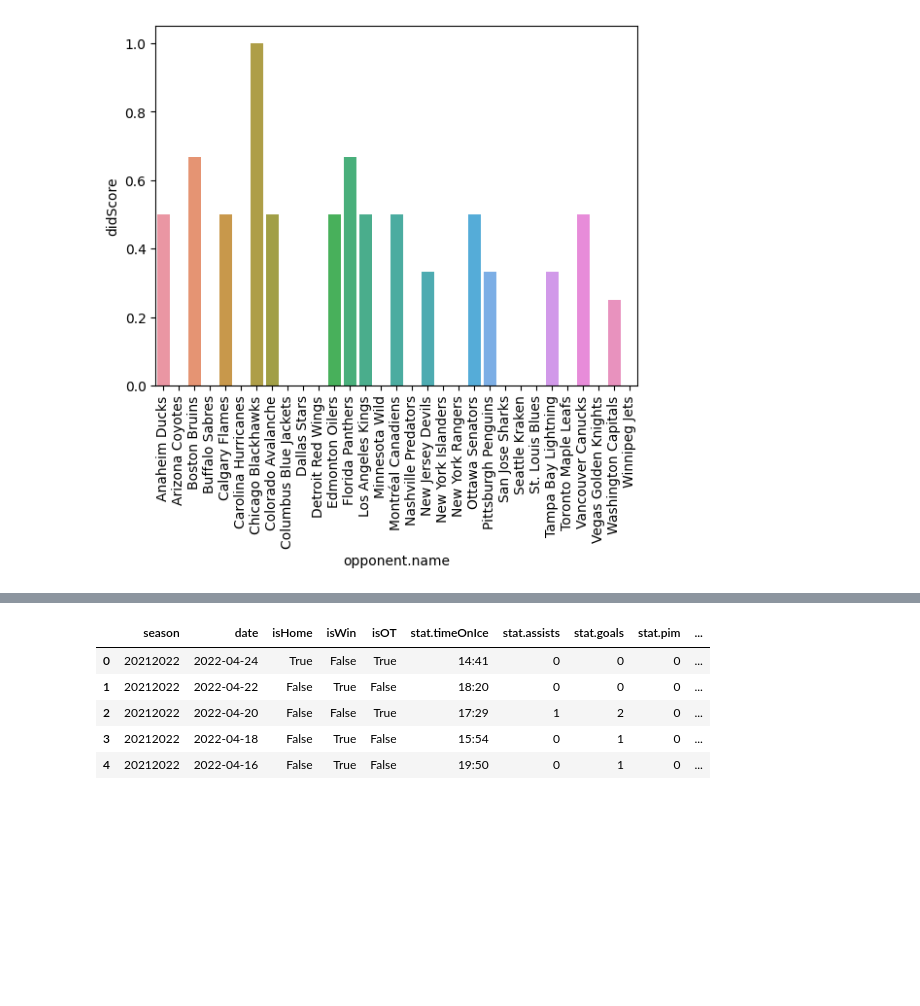
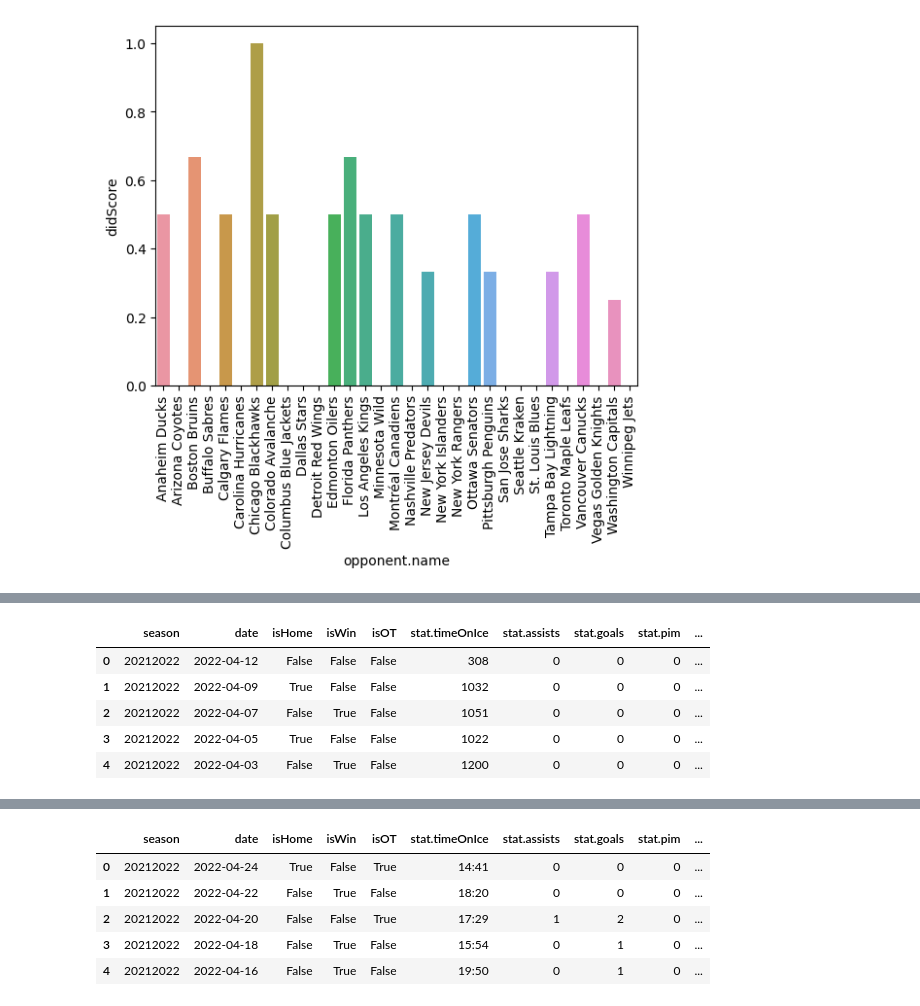
Before and after one commit to ElBennito39/fantasy_hockey_manager, a Jupyter notebook: NHL-data-exploration.ipynb, the cells around one changed output, grey strips where cells are left out. Saved outputs shown, nothing was run; the diff lists cells and outputs as text; code cells hidden in the pictures; blank space fills up the shorter version.

```diff
--- a/NHL-data-exploration.ipynb
+++ b/NHL-data-exploration.ipynb
@@ -416,0 +424,18 @@ plt.show()
+# %%
+# it may be easier to create a copy of our df, and then organize our variables there. this allows to keep the naming structure of 'stat.XXXXX'
+gamelog_df = pd.json_normalize(my_guy.game_log)
+#numarically encoded dataframe
+encoded_df = gamelog_df
+encoded_df['stat.didScore'] = encoded_df['stat.goals'].apply(lambda x: 1 if x != 0 else 0)
+encoded_df['stat.timeOnIce'] = encoded_df['stat.timeOnIce'].apply(lambda x: int(x.split(':')[0]) * 60 + int(x.split(':')[1]))
+encoded_df['stat.evenTimeOnIce'] = encoded_df['stat.evenTimeOnIce'].apply(lambda x: int(x.split(':')[0]) * 60 + int(x.split(':')[1]))
+encoded_df['stat.powerPlayTimeOnIce'] = encoded_df['stat.powerPlayTimeOnIce'].apply(lambda x: int(x.split(':')[0]) * 60 + int(x.split(':')[1]))
+encoded_df['stat.shortHandedTimeOnIce'] = encoded_df['stat.shortHandedTimeOnIce'].apply(lambda x: int(x.split(':')[0]) * 60 + int(x.split(':')[1]))
+encoded_df.head()
+# %% [output]
+|  | season | date | isHome | isWin | isOT | stat.timeOnIce | stat.assists | stat.goals | stat.pim | ... |
+| 0 | 20212022 | 2022-04-12 | False | False | False | 308 | 0 | 0 | 0 | ... |
+| 1 | 20212022 | 2022-04-09 | True | False | False | 1032 | 0 | 0 | 0 | ... |
+| 2 | 20212022 | 2022-04-07 | False | True | False | 1051 | 0 | 0 | 0 | ... |
+| 3 | 20212022 | 2022-04-05 | True | False | False | 1022 | 0 | 0 | 0 | ... |
+| 4 | 20212022 | 2022-04-03 | False | True | False | 1200 | 0 | 0 | 0 | ... |
```
Also changed, not shown: parts of 12 cells of this notebook.
